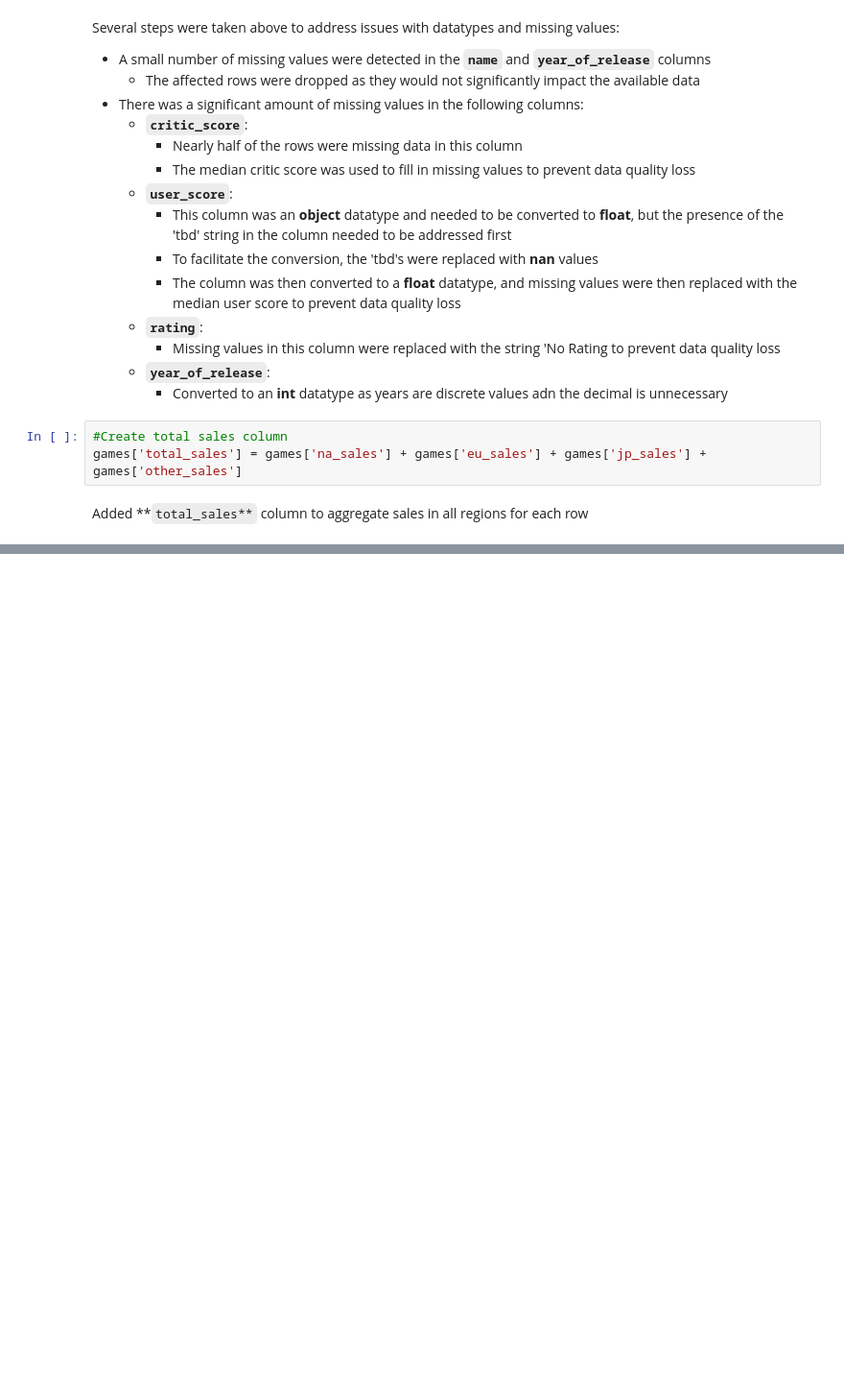
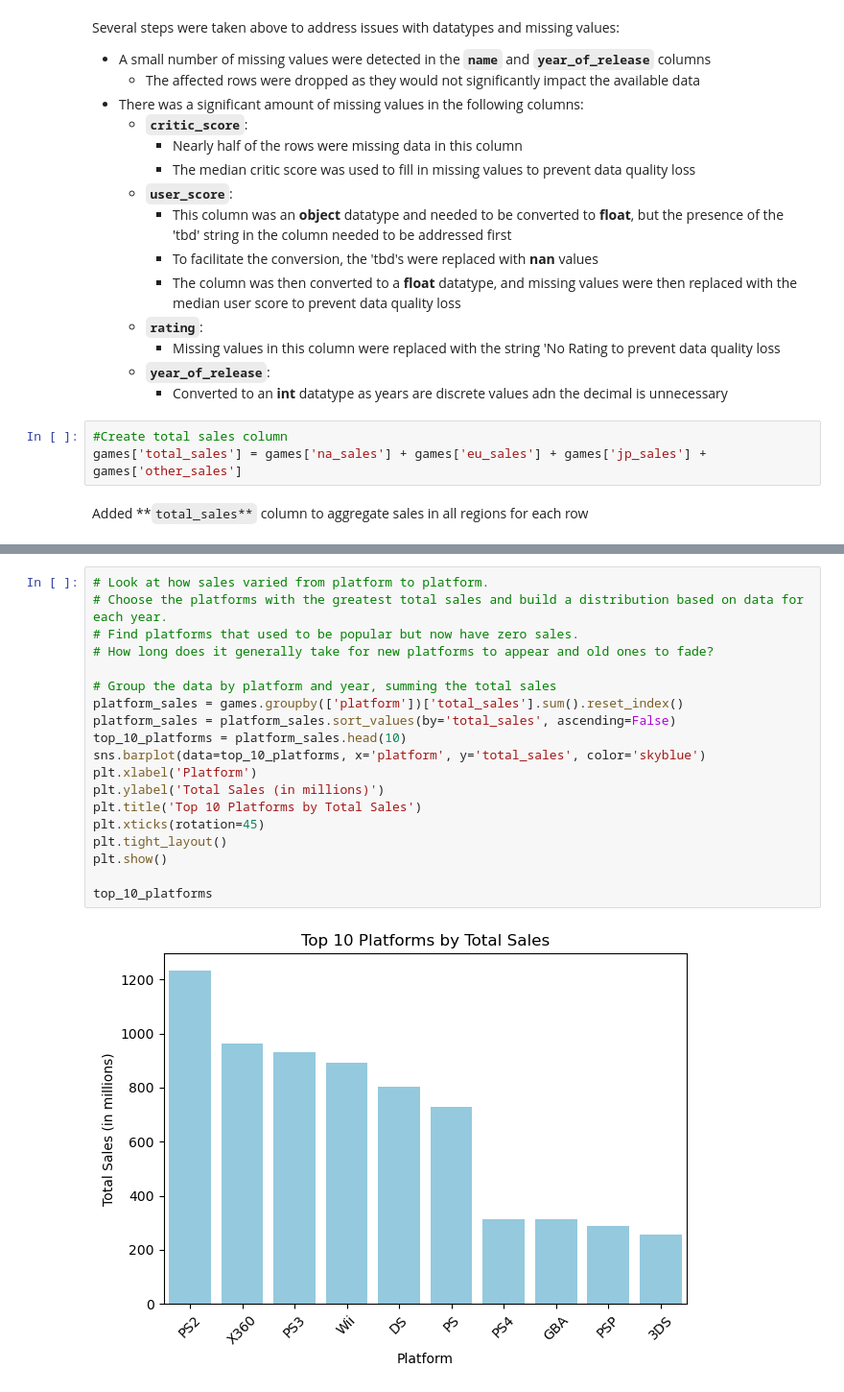
Before and after one commit to Flamingo-Rocker/Video-Game-Marketing-Strategy, a Jupyter notebook: notebooks/Video Game EDA & SDA.ipynb, the cells around one changed output, grey strips where cells are left out. Shown at 96% size. Drawn from its saved outputs; the diff is of its cells as text; blank space fills up the shorter version.

Commit message:
top 10 platforms by sales

```diff
--- a/notebooks/Video Game EDA & SDA.ipynb
+++ b/notebooks/Video Game EDA & SDA.ipynb
@@ -159,0 +181,21 @@ Added **`total_sales**` column to aggregate sales in all regions for each row
+# %%
+# Look at how sales varied from platform to platform.
+# Choose the platforms with the greatest total sales and build a distribution based on data for each year.
+# Find platforms that used to be popular but now have zero sales.
+# How long does it generally take for new platforms to appear and old ones to fade?
+
+# Group the data by platform and year, summing the total sales
+platform_sales = games.groupby(['platform'])['total_sales'].sum().reset_index()
+platform_sales = platform_sales.sort_values(by='total_sales', ascending=False)
+top_10_platforms = platform_sales.head(10)
+sns.barplot(data=top_10_platforms, x='platform', y='total_sales', color='skyblue')
+plt.xlabel('Platform')
+plt.ylabel('Total Sales (in millions)')
+plt.title('Top 10 Platforms by Total Sales')
+plt.xticks(rotation=45)
+plt.tight_layout()
+plt.show()
+
+top_10_platforms
+# %% [output]
+[figure, added]
```
Also changed, not shown: parts of 4 cells of this notebook.
